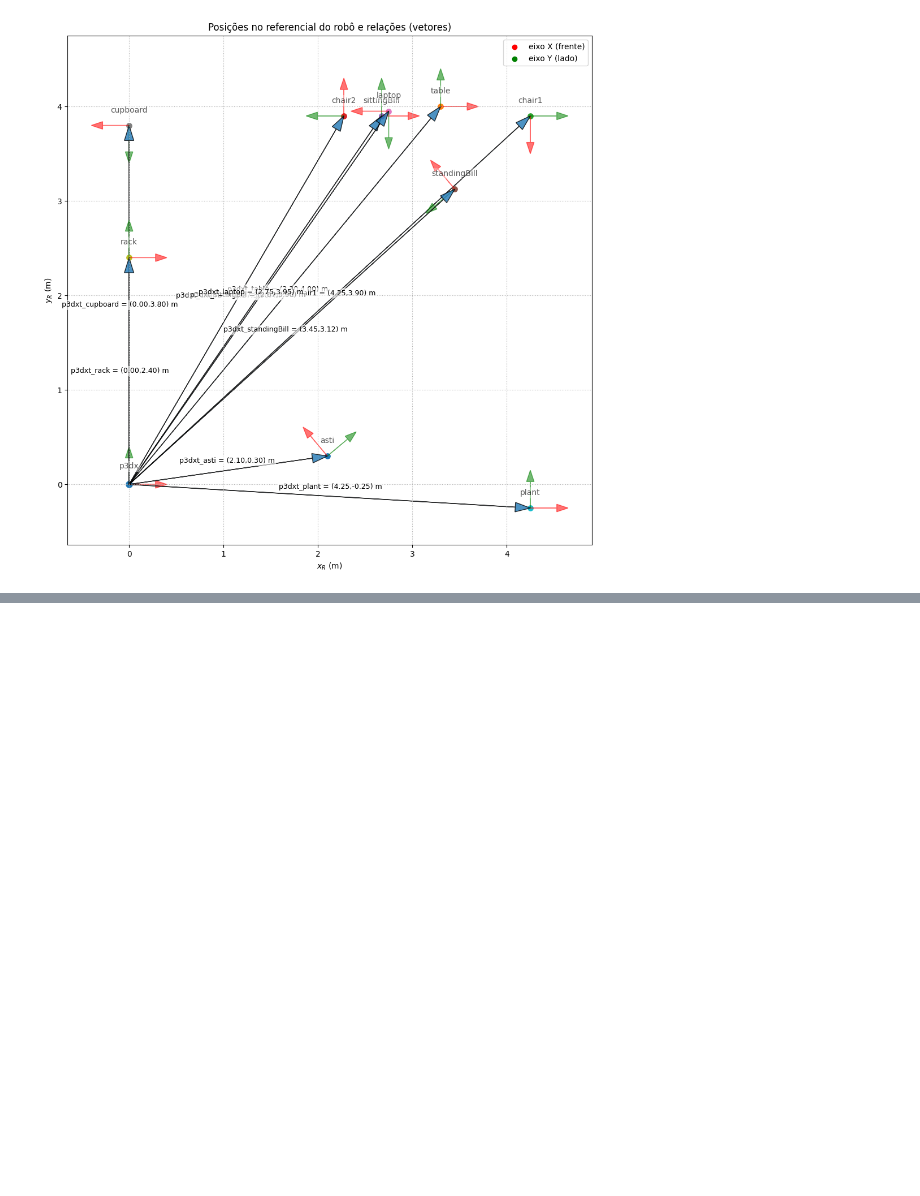
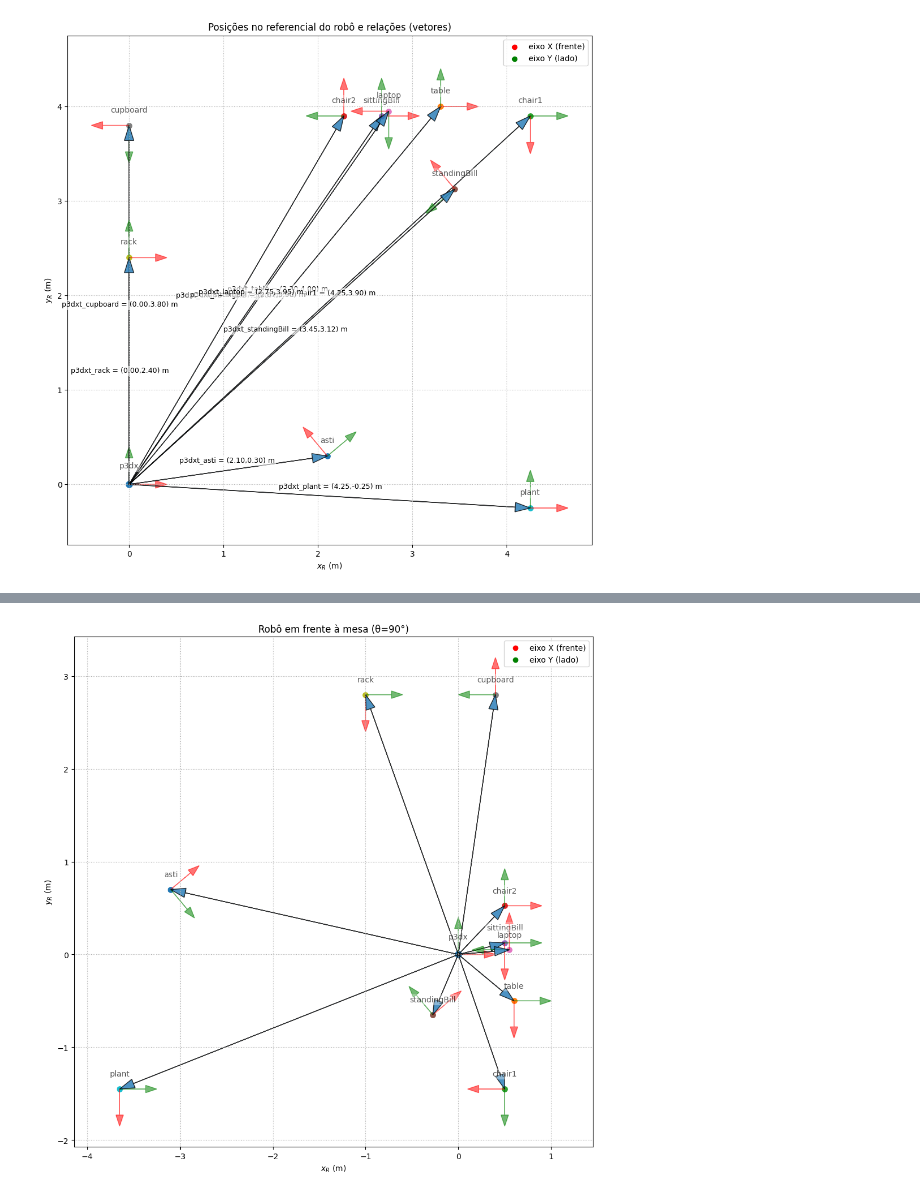
Before and after one commit to davifmn/robotica_movel, a Jupyter notebook: tp1.ipynb, the cells around one changed output, grey strips where cells are left out. Drawn from its saved outputs; the diff is of its cells as text; code cells hidden in the pictures; blank space fills up the shorter version.

```diff
--- a/tp1.ipynb
+++ b/tp1.ipynb
@@ -580,0 +583,80 @@ Transformação robô-chair1:
+# %%
+# === Três novas configurações do robô e plots no referencial do robô ===
+def plot_robot_view(title):
+    robot_name_local = 'p3dx'
+    robot_h_local = frames[robot_name_local]
+    world_h_local = frames['world']
+
+    r_pos = sim.getObjectPosition(robot_h_local, world_h_local)
+    r_eul = sim.getObjectOrientation(robot_h_local, world_h_local)
+    H_WR = H_from_q(r_pos[0], r_pos[1], r_eul[2], z=r_pos[2])
+    H_RW = H_inv(H_WR)
+
+    elements = [n for n in frames.keys() if n not in ('world', robot_name_local)]
+    H_RE_dict = {}
+    for name in elements:
+        if frames[name] in (None, -1):
+            continue
+        H_WE = mat4_from_sim(frames[name], world_h_local)
+        H_RE_dict[name] = H_mul(H_RW, H_WE)
+
+    plt.figure(figsize=(10,10))
+    AX_LEN, HEAD_W, HEAD_L = 0.40, 0.08, 0.12
+    AX_ALPHA, LABEL_ALPHA = 0.55, 0.65
+    LABEL_BBOX = dict(boxstyle="round,pad=0.2", fc="white", ec="none", alpha=0.35)
+
+    plt.scatter([0.0], [0.0], s=65)
+    plt.text(0.0, 0.15, robot_name_local, ha='center', va='bottom',
+             alpha=LABEL_ALPHA, bbox=LABEL_BBOX)
+    plt.arrow(0,0, AX_LEN,0, length_includes_head=True,
+              head_width=HEAD_W, head_length=HEAD_L, color='r', alpha=AX_ALPHA)
+    plt.arrow(0,0, 0,AX_LEN, length_includes_head=True,
+              head_width=HEAD_W, head_length=HEAD_L, color='g', alpha=AX_ALPHA)
+
+    for name, H_RE in H_RE_dict.items():
+        tx, ty, *_ = pose_from_H(H_RE)
+        plt.scatter([tx], [ty], s=45)
+        plt.text(tx, ty+0.12, name, ha='center', va='bottom',
+                 alpha=LABEL_ALPHA, bbox=LABEL_BBOX)
+
+        ex = (H_RE[0][0], H_RE[1][0])
+        ey = (H_RE[0][1], H_RE[1][1])
+        def scaled(v):
+            L = math.hypot(v[0], v[1]) or 1.0
+            return (AX_LEN*v[0]/L, AX_LEN*v[1]/L)
+        dx_x, dy_x = scaled(ex)
+        dx_y, dy_y = scaled(ey)
+
+        plt.arrow(tx, ty, dx_x, dy_x, length_includes_head=True,
+                  head_width=HEAD_W, head_length=HEAD_L, color='r', alpha=AX_ALPHA)
+        plt.arrow(tx, ty, dx_y, dy_y, length_includes_head=True,
+                  head_width=HEAD_W, head_length=HEAD_L, color='g', alpha=AX_ALPHA)
+
+        plt.arrow(0, 0, tx, ty, length_includes_head=True,
+                  head_width=0.10, head_length=0.16, alpha=0.8)
+
+    plt.axis('equal')
+    plt.grid(True, linestyle=':')
+    plt.xlabel(r'$x_R$ (m)')
+    plt.ylabel(r'$y_R$ (m)')
+    plt.title(title)
+    plt.scatter([], [], color='r', label='eixo X (frente)')
+    plt.scatter([], [], color='g', label='eixo Y (lado)')
+    plt.legend(loc='upper right')
+    plt.tight_layout()
+    plt.show()
+
+
+configs = [
+    (0.8,  1.4,  90.0,  'Robô em frente à mesa (θ=90°)'),
+    (-1.5, 1.2,   0.0,  'Robô de lado (θ=0°)'),
+    (1.8, -1.8, 180.0,  'Robô de costas (θ=180°)'),
+]
+
+for x, y, th_deg, title in configs:
+    z = sim.getObjectPosition(p3dx_h, -1)[2]
+    sim.setObjectPosition(p3dx_h, -1, [x, y, z])
+    sim.setObjectOrientation(p3dx_h, -1, [0.0, 0.0, math.radians(th_deg)])
+    plot_robot_view(title)
+# %% [output]
+[figure, added]
```
Also changed, not shown: parts of 2 cells of this notebook.
